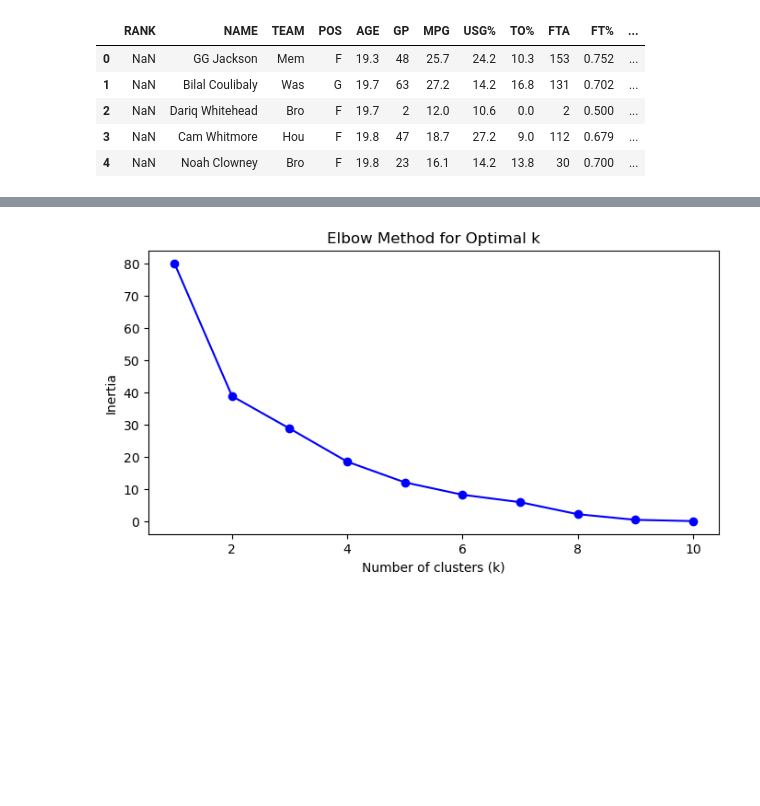
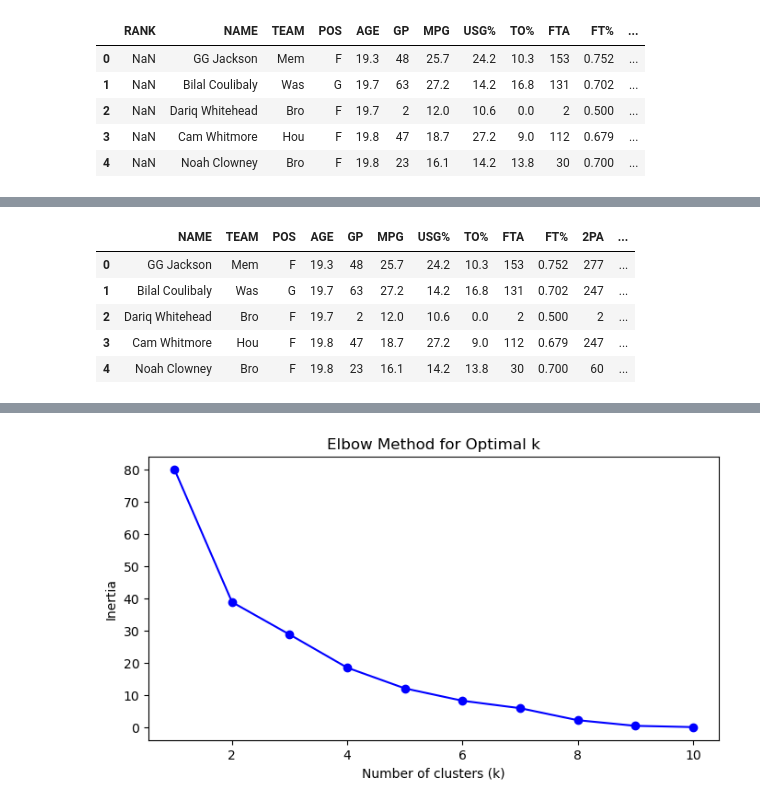
Before and after one commit to leozheng829/NBA_-ShotEfficiency, a Jupyter notebook: nba.ipynb, the cells around one changed output, grey strips where cells are left out. Saved outputs shown, nothing was run; the diff lists cells and outputs as text; code cells hidden in the pictures; blank space fills up the shorter version.

```diff
--- a/nba.ipynb
+++ b/nba.ipynb
@@ -108,3 +150,16 @@ stats24.head()
+# %%
+stats24['FGA'] = stats24['2PA'] + stats24['3PA']
+stats24['3PA%'] = stats24['3PA'] / stats24['FGA']
+stats24['ATR'] = stats24['APG'] / stats24['TPG']
+# %%
+stats24.head()
+# %% [output]
+|  | NAME | TEAM | POS | AGE | GP | MPG | USG% | TO% | FTA | FT% | 2PA | ... |
+| 0 | GG Jackson | Mem | F | 19.3 | 48 | 25.7 | 24.2 | 10.3 | 153 | 0.752 | 277 | ... |
+| 1 | Bilal Coulibaly | Was | G | 19.7 | 63 | 27.2 | 14.2 | 16.8 | 131 | 0.702 | 247 | ... |
+| 2 | Dariq Whitehead | Bro | F | 19.7 | 2 | 12.0 | 10.6 | 0.0 | 2 | 0.500 | 2 | ... |
+| 3 | Cam Whitmore | Hou | F | 19.8 | 47 | 18.7 | 27.2 | 9.0 | 112 | 0.679 | 247 | ... |
+| 4 | Noah Clowney | Bro | F | 19.8 | 23 | 16.1 | 14.2 | 13.8 | 30 | 0.700 | 60 | ... |
 # %%
 # import pandas as pd
 # from nba_api.stats.static import players
```
Also changed, not shown: parts of 5 cells of this notebook.
